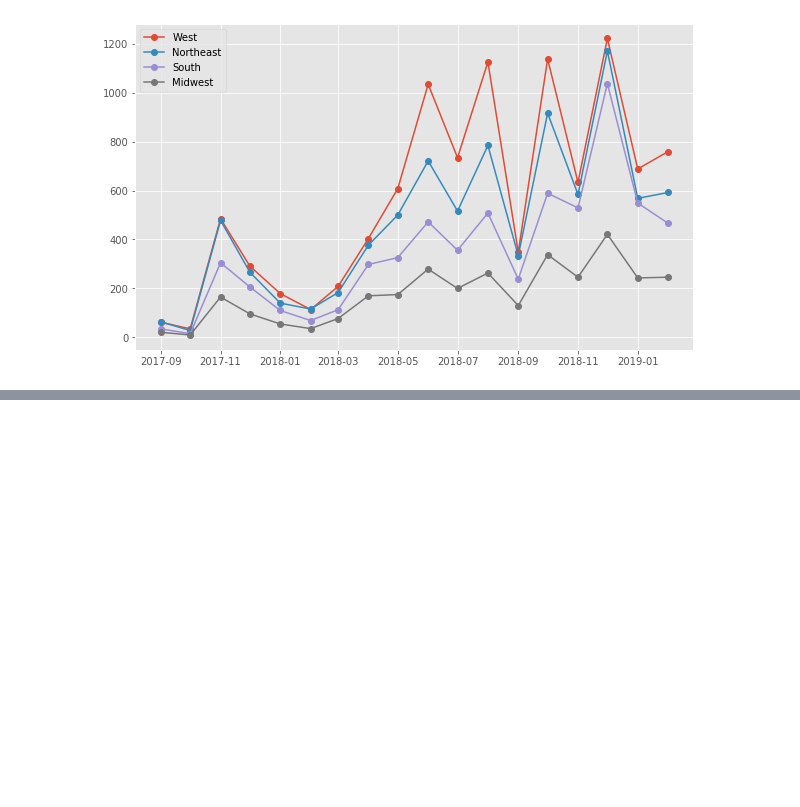
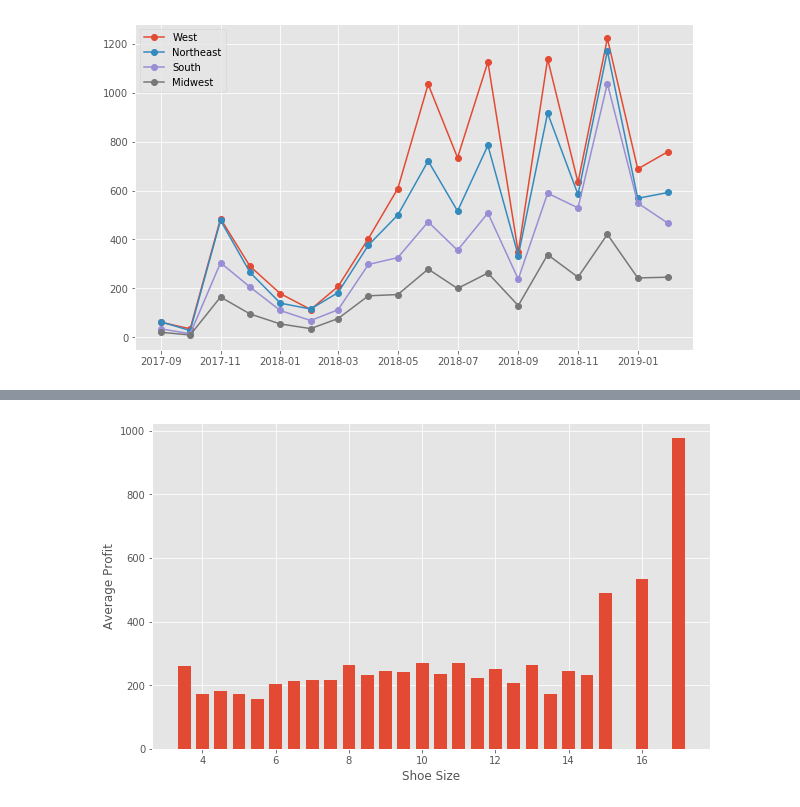
Before and after one commit to HienHa34/Yeezy-vs.-Off-White, a Jupyter notebook: EDA.ipynb, the cells around one changed output, grey strips where cells are left out. Cells and saved outputs as stored; diff of their text form; code cells hidden in the pictures; blank space fills up the shorter version.

```diff
--- a/EDA.ipynb
+++ b/EDA.ipynb
@@ -788,0 +791,5 @@ ax.legend()
+# %%
+avg_ss_profit = ss_df['Profit'].mean()
+bar_plot(avg_ss_profit.index, avg_ss_profit, 'Shoe Size', 'Average Profit')
+# %% [output]
+[figure, added]
```
Also changed, not shown: parts of 19 cells of this notebook.
